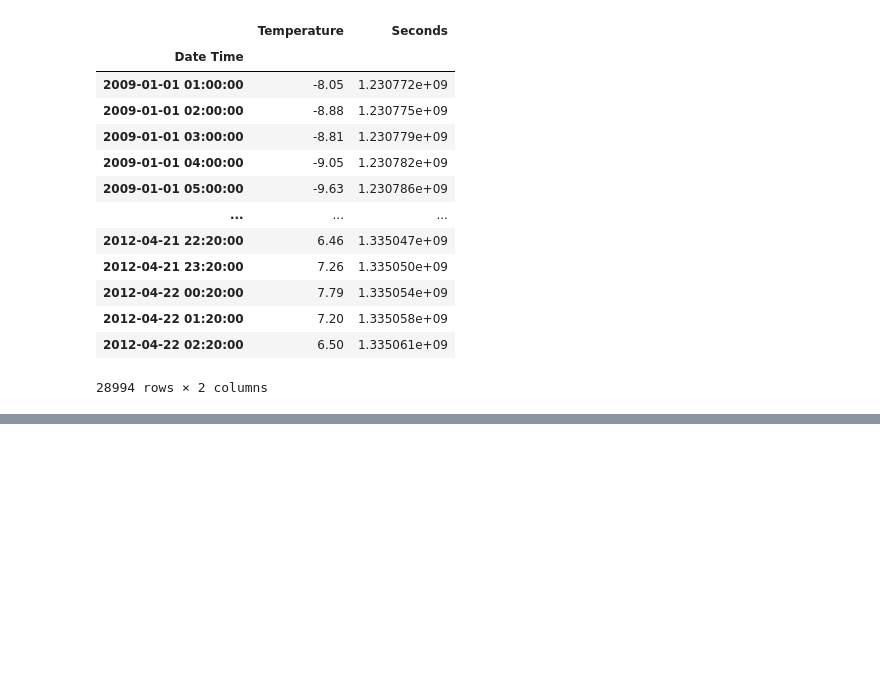
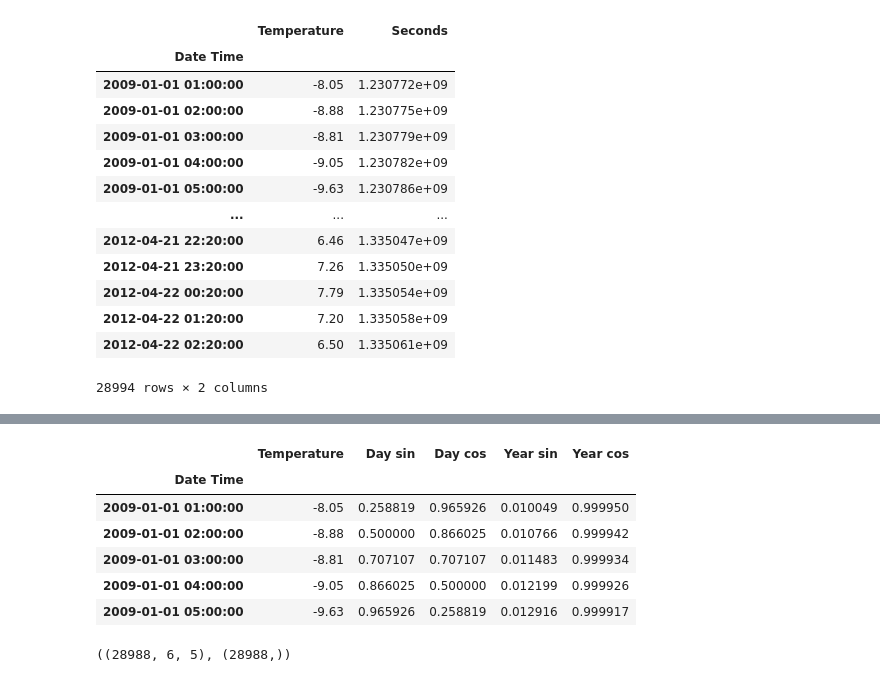
Before and after one commit to sandhrabijoy/Time-series, a Jupyter notebook: Timeseries_using_multivariate.ipynb, the cells around one changed output, grey strips where cells are left out. Saved outputs shown, nothing was run; the diff lists cells and outputs as text; code cells hidden in the pictures; blank space fills up the shorter version.

```diff
--- a/Timeseries_using_multivariate.ipynb
+++ b/Timeseries_using_multivariate.ipynb
@@ -316,0 +320,12 @@ tempdf
+# %%
+tempdf=tempdf.drop('Seconds',axis=1)
+# %%
+tempdf.head()
+# %% [output]
+|  | Temperature | Day sin | Day cos | Year sin | Year cos |
+| Date Time |  |  |  |  |  |
+| 2009-01-01 01:00:00 | -8.05 | 0.258819 | 0.965926 | 0.010049 | 0.999950 |
+| 2009-01-01 02:00:00 | -8.88 | 0.500000 | 0.866025 | 0.010766 | 0.999942 |
+| 2009-01-01 03:00:00 | -8.81 | 0.707107 | 0.707107 | 0.011483 | 0.999934 |
+| 2009-01-01 04:00:00 | -9.05 | 0.866025 | 0.500000 | 0.012199 | 0.999926 |
+| 2009-01-01 05:00:00 | -9.63 | 0.965926 | 0.258819 | 0.012916 | 0.999917 |
@@ -316,0 +343,5 @@ tempdf
+# %%
+X2,y2=df_to_X_y2(tempdf)
+X2.shape,y2.shape
+# %% [output]
+((28988, 6, 5), (28988,))
```
Also changed, not shown: parts of 2 cells of this notebook.
